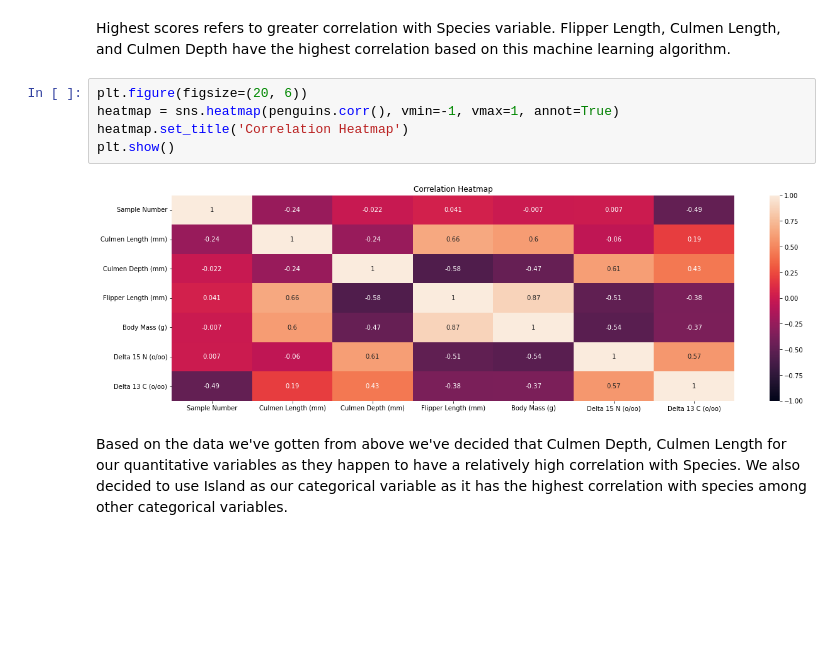
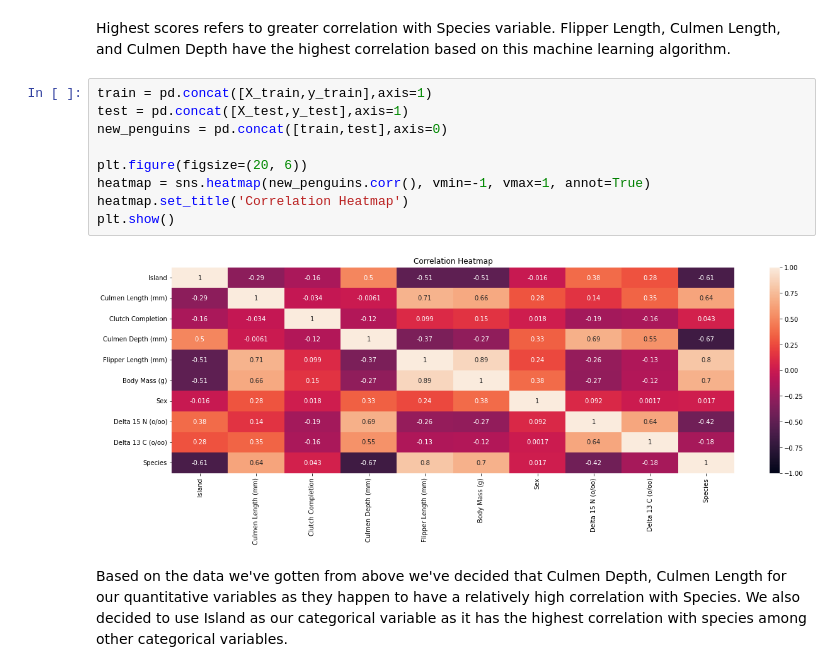
Before and after one commit to ryankkien/penguinsproject, a Jupyter notebook: penguinsproject.ipynb, the cells around one changed output. Saved outputs shown, nothing was run; the diff lists cells and outputs as text; blank space fills up the shorter version.

```diff
--- a/penguinsproject.ipynb
+++ b/penguinsproject.ipynb
@@ -183,12 +183,16 @@ Delta 15 N (o/oo) 186.79477568335153
 # %% [markdown]
 Highest scores refers to greater correlation with Species variable. Flipper Length, Culmen Length, and Culmen Depth have the highest correlation based on this machine learning algorithm.
 # %%
+train = pd.concat([X_train,y_train],axis=1)
+test = pd.concat([X_test,y_test],axis=1)
+new_penguins = pd.concat([train,test],axis=0)
+
 plt.figure(figsize=(20, 6))
-heatmap = sns.heatmap(penguins.corr(), vmin=-1, vmax=1, annot=True)
+heatmap = sns.heatmap(new_penguins.corr(), vmin=-1, vmax=1, annot=True)
 heatmap.set_title('Correlation Heatmap')
 plt.show()
 # %% [output]
-[figure, old version]
+[figure, new version]
 # %% [markdown]
 Based on the data we've gotten from above we've decided that Culmen Depth, Culmen Length for our quantitative variables as they happen to have a relatively high correlation with Species. We also decided to use Island as our categorical variable as it has the highest correlation with species among other categorical variables.
 # %% [markdown]
```
Also changed, not shown: parts of 11 cells of this notebook.
